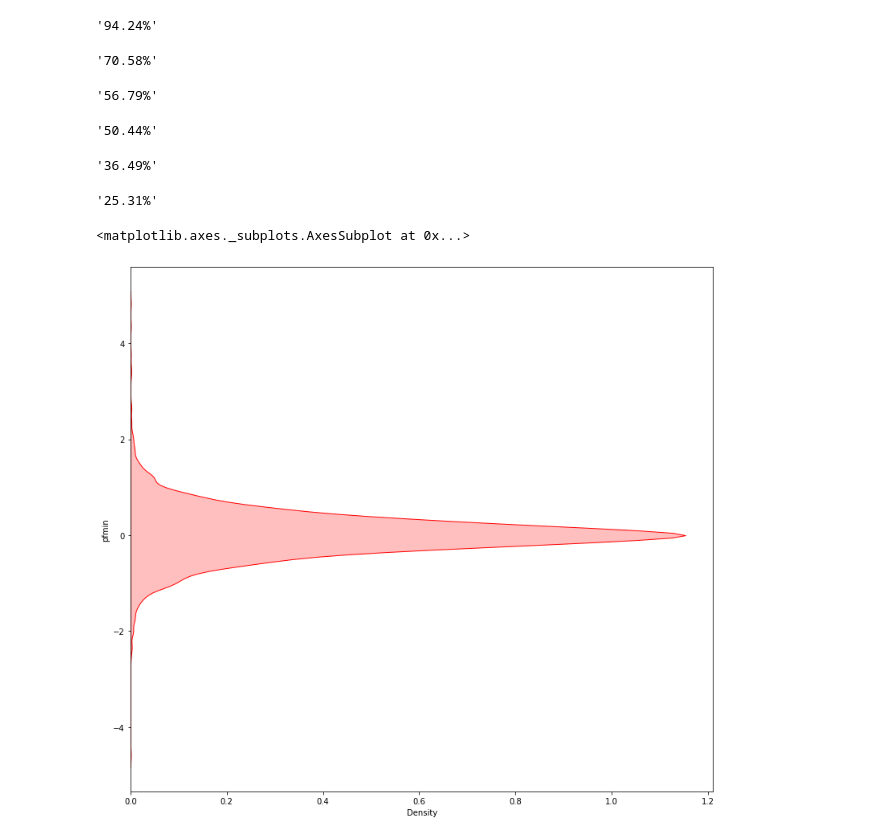
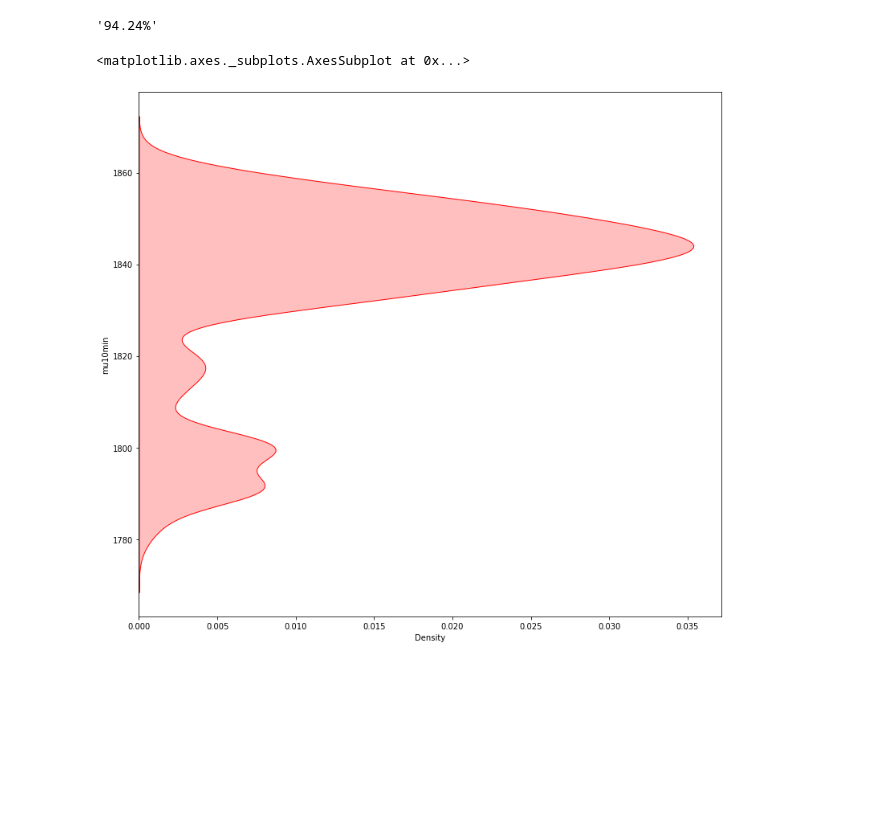
Before and after one commit to hublun/TWSApi, a Jupyter notebook: IBApi_Historical_Data20201122_20201127.ipynb, the cells around one changed output. Drawn from its saved outputs; the diff is of its cells as text; code cells hidden in the pictures; blank space fills up the shorter version.

```diff
--- a/IBApi_Historical_Data20201122_20201127.ipynb
+++ b/IBApi_Historical_Data20201122_20201127.ipynb
@@ -35,10 +71,8 @@ df.head()
 # %%
 
 df["pbmin"] = (df.avg - df.avg.shift(periods=1)).fillna(0.0)
-#df["pdiffmin"] = (df.avg - df.avg.shift(periods=12)).fillna(0.0)
 df["pb5min"] = (df.avg - df.avg.shift(periods=5)).fillna(0.0)
 df["pb10min"] = (df.avg - df.avg.shift(periods=10)).fillna(0.0)
 df["pb15min"] = (df.avg - df.avg.shift(periods=15)).fillna(0.0)
 df["pb30min"] = (df.avg - df.avg.shift(periods=30)).fillna(0.0)
-df["pbhr"] = (df.avg - df.avg.shift(periods=60)).fillna(0.0)
 df.head()
@@ -52,5 +79,6 @@ df.head()
 # %%
 df["pfmin"] = (df.avg.shift(-1)-df.avg).fillna(0.0)
+df["pf2min"] = (df.avg.shift(-2)-df.avg).fillna(0.0)
 df["pf5min"] = (df.avg.shift(-5)-df.avg).fillna(0.0)
 df["pf10min"] = (df.avg.shift(-10)-df.avg).fillna(0.0)
 df["pf15min"] = (df.avg.shift(-15)-df.avg).fillna(0.0)
@@ -78,2 +92,5 @@ Index(['pbmin', 'pb5min', 'pb10min', 'pb15min', 'pb30min', 'pbhr', 'pfmin',
+# %%
+df.drop(df.head(30).index, inplace=True)
+df.drop(df.head(15).index, inplace=True)
 # %%
 df.shape[0]
@@ -119,4 +109,0 @@ stat.pearsonr(df_corr.pdiff, df_corr.pdiff60)
-# %%
-a4_dims = (13,12)
-fig, ax = plt.subplots(figsize=a4_dims)
-sns.scatterplot(df_corr.pf10min, df.pf15min)
@@ -134,29 +133,9 @@ sns.kdeplot(df_corr.pfmin, shade=True, vertical=True, color="blue")
 "{0:.2f}%".format(100*df.pfmin[ abs(df.pfmin)< 1].shape[0]/df.shape[0])
 # %% [output]
 '94.24%'
-# %%
-"{0:.2f}%".format(100*df.pdiffmin[ abs(df.pdiff5min)< 1].shape[0]/df.shape[0])
-# %% [output]
-'70.58%'
-# %%
-"{0:.2f}%".format(100*df.pdiff10min[ abs(df.pdiff10min)< 1].shape[0]/df.shape[0])
-# %% [output]
-'56.79%'
-# %%
-"{0:.2f}%".format(100*df.pdiff15min[ abs(df.pdiff15min)< 1].shape[0]/df.shape[0])
-# %% [output]
-'50.44%'
-# %%
-"{0:.2f}%".format(100*df.pdiff30min[ abs(df.pdiff30min)< 1].shape[0]/df.shape[0])
-# %% [output]
-'36.49%'
-# %%
-"{0:.2f}%".format(100*df.pdiffhr[ abs(df.pdiffhr)< 1].shape[0]/df.shape[0])
-# %% [output]
-'25.31%'
 # %%
 fig, ax = plt.subplots(figsize=a4_dims)
-sns.kdeplot(df_corr.pfmin, shade=True, vertical=True, color="red")
+sns.kdeplot(df.mu10min, shade=True, vertical=True, color="red")
 # %% [output]
 <matplotlib.axes._subplots.AxesSubplot at 0x...>
-[figure, old version]
+[figure, new version]
```
Also changed, not shown: parts of 14 cells of this notebook.
